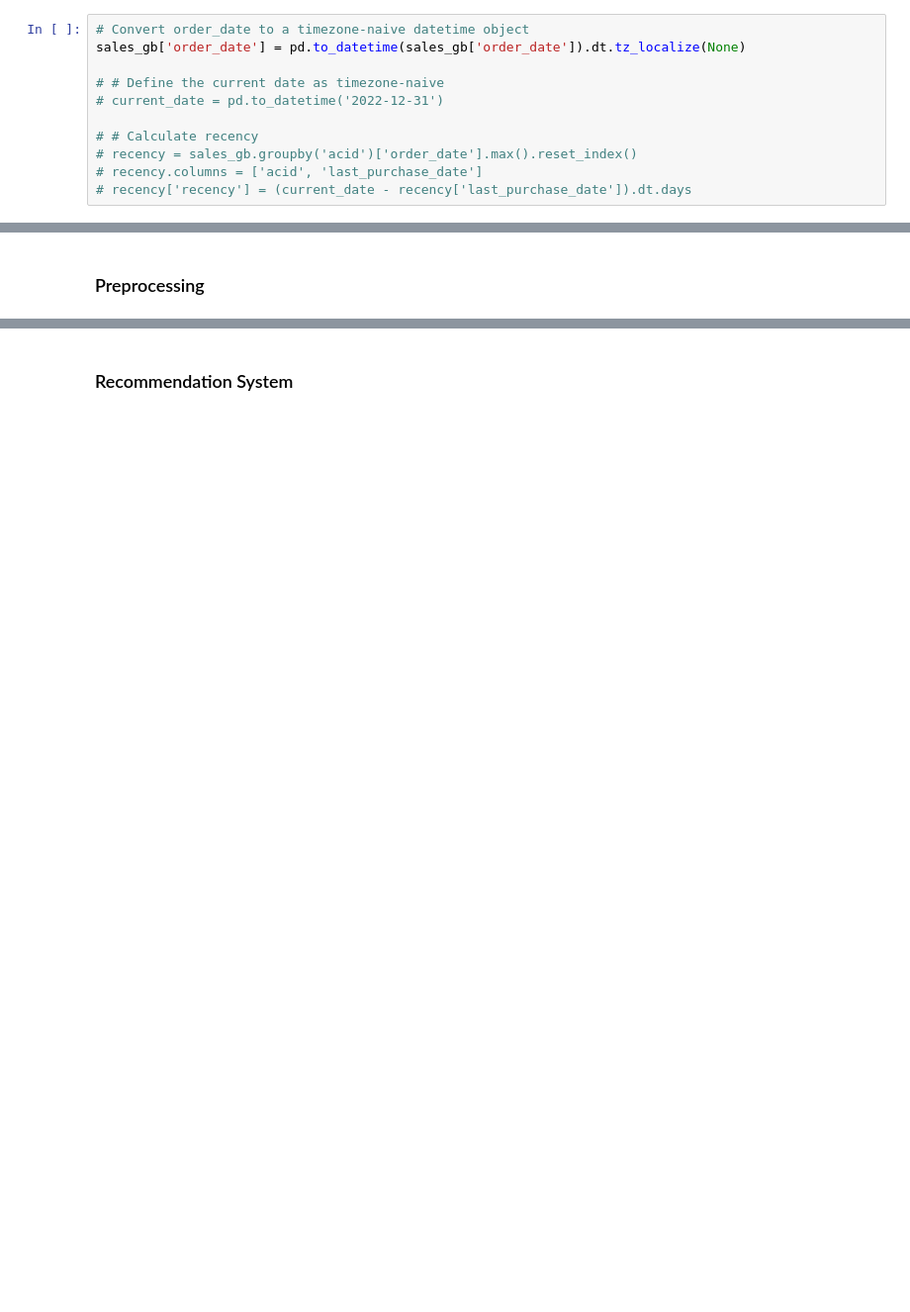
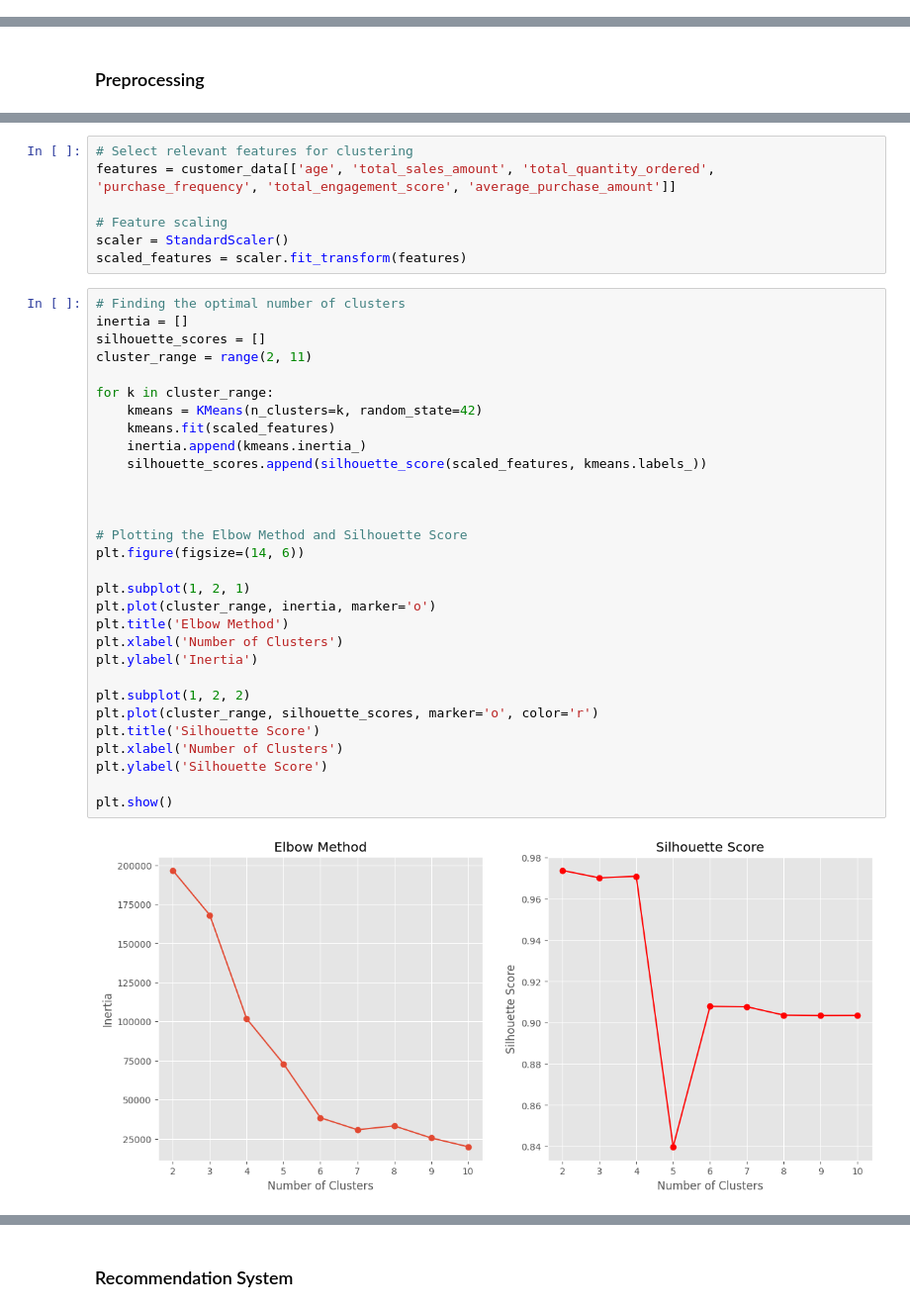
Before and after one commit to mbuvimuia/AdidasSmartRecs, a Jupyter notebook: notebook.ipynb, the cells around one changed output, grey strips where cells are left out. Shown at 99% size. Drawn from its saved outputs; the diff is of its cells as text; blank space fills up the shorter version.

Commit message:
Update modelling - customer segmentation and recommendation system

```diff
--- a/notebook.ipynb
+++ b/notebook.ipynb
@@ -613,14 +608,3 @@ We will create features that capture customer behavior, such as:
 - Sports Category Diversity: Number of different sports categories a customer buys from.
 - Recency of Purchases: How recent their last purchase was.
 - Engagement Score: A cumulative score based on different engagement activities.
-# %%
-# Convert order_date to a timezone-naive datetime object
-sales_gb['order_date'] = pd.to_datetime(sales_gb['order_date']).dt.tz_localize(None)
-
-# # Define the current date as timezone-naive
-# current_date = pd.to_datetime('2022-12-31')
-
-# # Calculate recency
-# recency = sales_gb.groupby('acid')['order_date'].max().reset_index()
-# recency.columns = ['acid', 'last_purchase_date']
-# recency['recency'] = (current_date - recency['last_purchase_date']).dt.days
@@ -784,0 +662,39 @@ The two principal extracted through PCA explain approximately 29.1% and 28.1% of
+# %%
+# Select relevant features for clustering
+features = customer_data[['age', 'total_sales_amount', 'total_quantity_ordered', 'purchase_frequency', 'total_engagement_score', 'average_purchase_amount']]
+
+# Feature scaling
+scaler = StandardScaler()
+scaled_features = scaler.fit_transform(features)
+# %%
+# Finding the optimal number of clusters
+inertia = []
+silhouette_scores = []
+cluster_range = range(2, 11)
+
+for k in cluster_range:
+    kmeans = KMeans(n_clusters=k, random_state=42)
+    kmeans.fit(scaled_features)
+    inertia.append(kmeans.inertia_)
+    silhouette_scores.append(silhouette_score(scaled_features, kmeans.labels_))
+
+
+
+# Plotting the Elbow Method and Silhouette Score
+plt.figure(figsize=(14, 6))
+
+plt.subplot(1, 2, 1)
+plt.plot(cluster_range, inertia, marker='o')
+plt.title('Elbow Method')
+plt.xlabel('Number of Clusters')
+plt.ylabel('Inertia')
+
+plt.subplot(1, 2, 2)
+plt.plot(cluster_range, silhouette_scores, marker='o', color='r')
+plt.title('Silhouette Score')
+plt.xlabel('Number of Clusters')
+plt.ylabel('Silhouette Score')
+
+plt.show()
+# %% [output]
+[figure, added]
```
Also changed, not shown: parts of 76 cells of this notebook, 1 other file.
